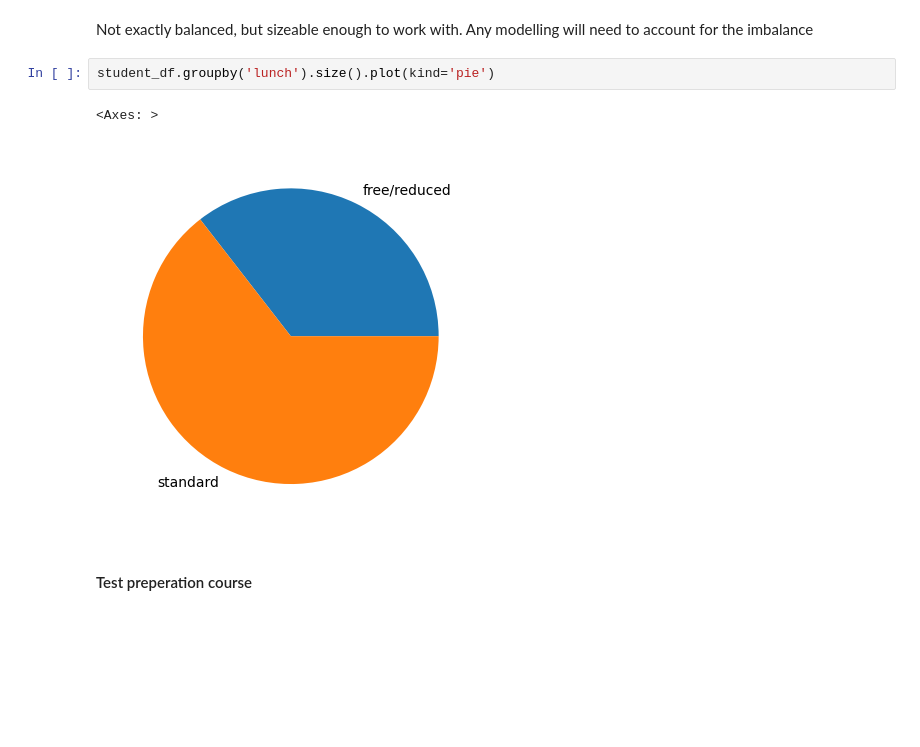
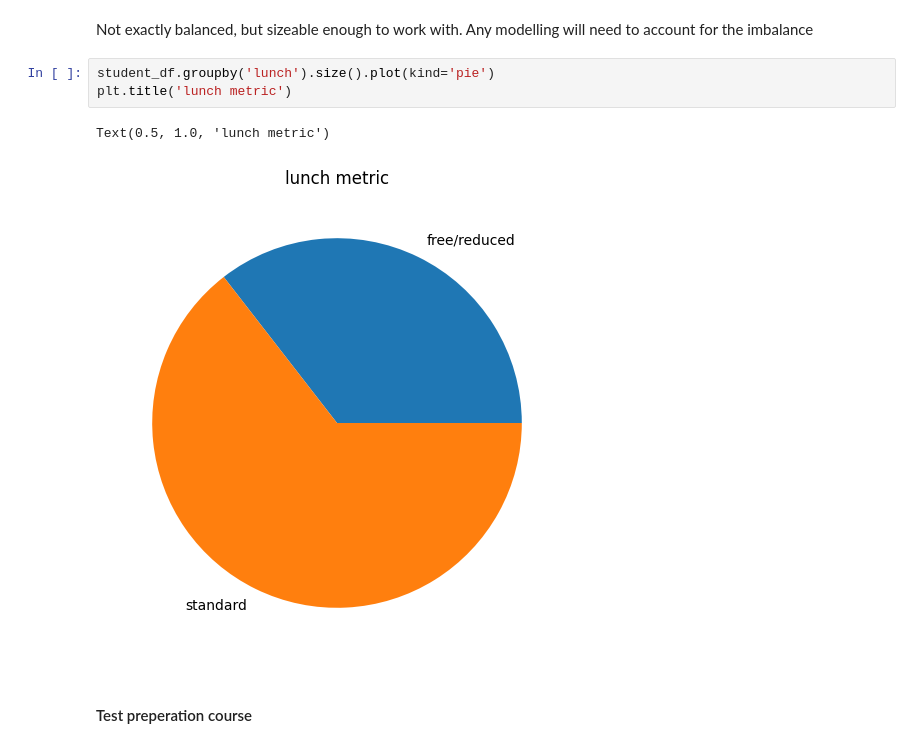
Before and after one commit to unded666/MeshTask, a Jupyter notebook: Student Score Analysis.ipynb, the cells around one changed output. Drawn from its saved outputs; the diff is of its cells as text; blank space fills up the shorter version.

```diff
--- a/Student Score Analysis.ipynb
+++ b/Student Score Analysis.ipynb
@@ -205,9 +205,10 @@ Name: count, dtype: int64
 Not exactly balanced, but sizeable enough to work with. Any modelling will need to account for the imbalance
 # %%
 student_df.groupby('lunch').size().plot(kind='pie')
+plt.title('lunch metric')
 # %% [output]
-<Axes: >
+Text(0.5, 1.0, 'lunch metric')
-[figure, old version]
+[figure, new version]
 # %% [markdown]
 #### Test preperation course
 # %%
```
Also changed, not shown: parts of 34 cells of this notebook, 5 other files.
